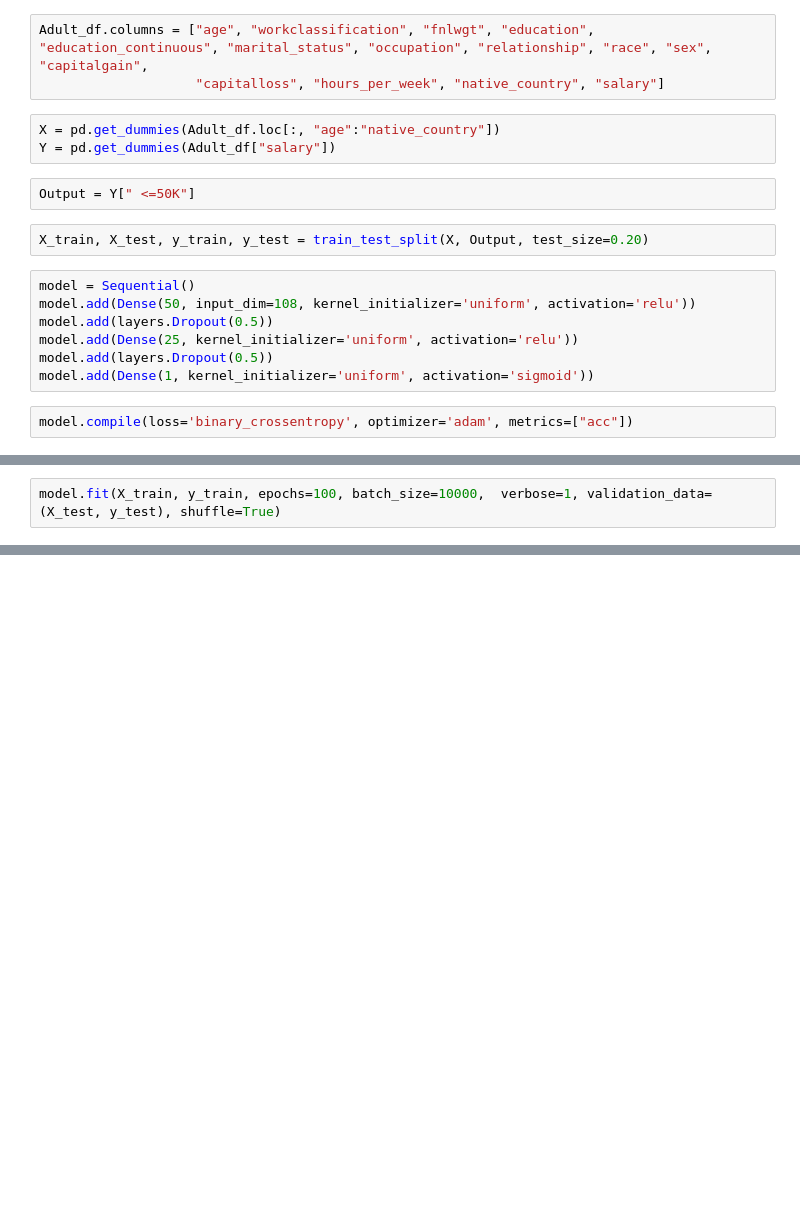
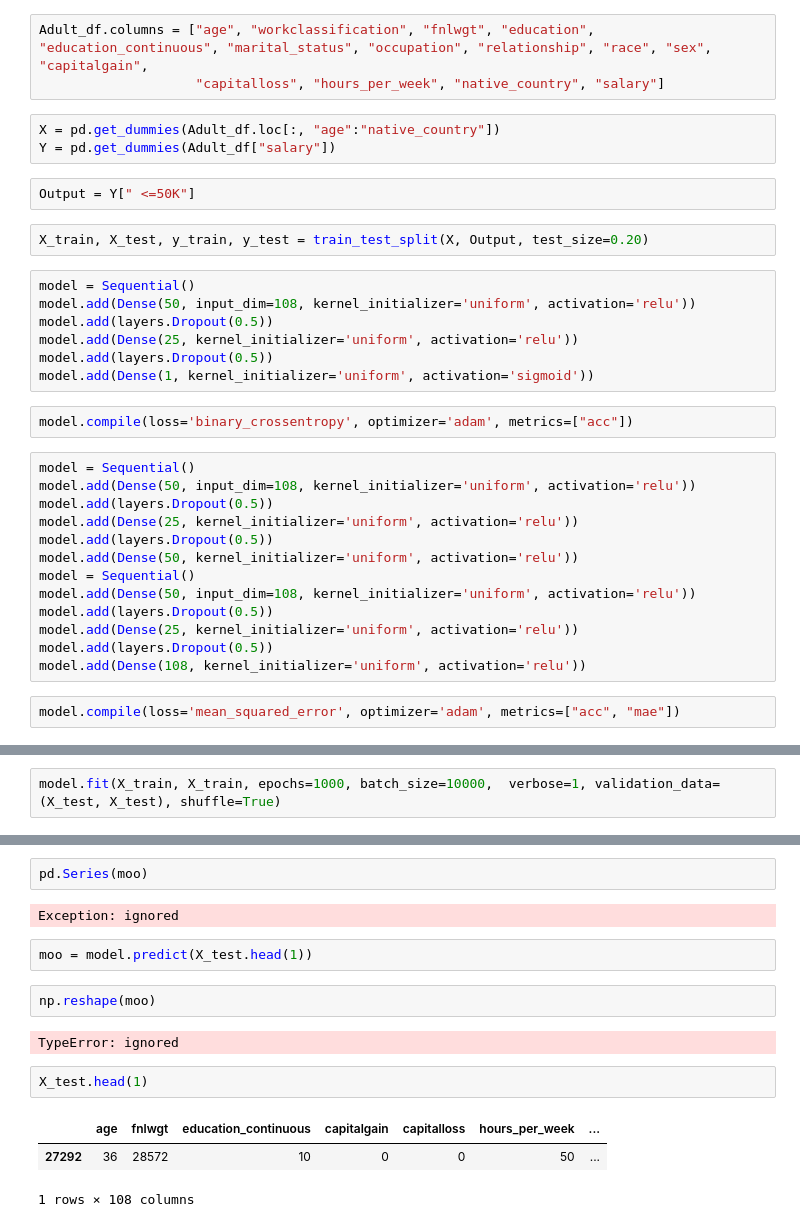
Before and after one commit to srepho/Generating-Synthetic-Data, a Jupyter notebook: Keras_GAN.ipynb, the cells around one changed output, grey strips where cells are left out. Saved outputs shown, nothing was run; the diff lists cells and outputs as text; blank space fills up the shorter version.

```diff
--- a/Keras_GAN.ipynb
+++ b/Keras_GAN.ipynb
@@ -37,3 +37,18 @@ model.add(layers.Dropout(0.5))
 model.add(Dense(1, kernel_initializer='uniform', activation='sigmoid'))
 # %%
 model.compile(loss='binary_crossentropy', optimizer='adam', metrics=["acc"])
+# %%
+model = Sequential()
+model.add(Dense(50, input_dim=108, kernel_initializer='uniform', activation='relu'))
+model.add(layers.Dropout(0.5))
+model.add(Dense(25, kernel_initializer='uniform', activation='relu'))
+model.add(layers.Dropout(0.5))
+model.add(Dense(50, kernel_initializer='uniform', activation='relu'))
+model = Sequential()
+model.add(Dense(50, input_dim=108, kernel_initializer='uniform', activation='relu'))
+model.add(layers.Dropout(0.5))
+model.add(Dense(25, kernel_initializer='uniform', activation='relu'))
+model.add(layers.Dropout(0.5))
+model.add(Dense(108, kernel_initializer='uniform', activation='relu'))
+# %%
+model.compile(loss='mean_squared_error', optimizer='adam', metrics=["acc", "mae"])
@@ -40,4 +75,4 @@ model.compile(loss='binary_crossentropy', optimizer='adam', metrics=["acc"])
 # %%
-model.fit(X_train, y_train, epochs=100, batch_size=10000,  verbose=1, validation_data=(X_test, y_test), shuffle=True)
+model.fit(X_train, X_train, epochs=1000, batch_size=10000,  verbose=1, validation_data=(X_test, X_test), shuffle=True)
 # %% [output]
 Train on 26048 samples, validate on 6513 samples
@@ -75,0 +127,16 @@ array([[0.58083487],
+# %%
+pd.Series(moo)
+# %% [output]
+Exception: ignored
+# %%
+moo = model.predict(X_test.head(1))
+# %%
+np.reshape(moo)
+# %% [output]
+TypeError: ignored
+# %%
+X_test.head(1)
+# %% [output]
+|  | age | fnlwgt | education_continuous | capitalgain | capitalloss | hours_per_week | ... |
+| 27292 | 36 | 28572 | 10 | 0 | 0 | 50 | ... |
+1 rows × 108 columns
```
Also changed, not shown: parts of 6 cells of this notebook.
